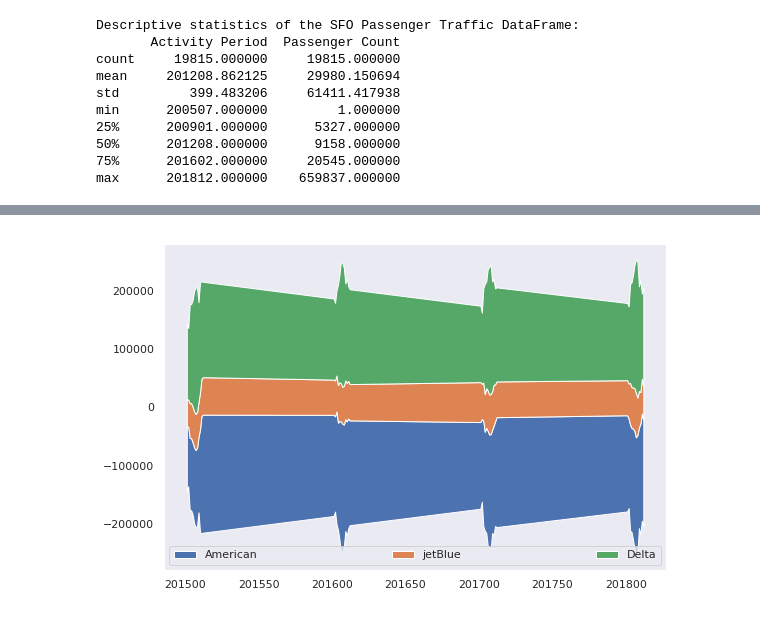
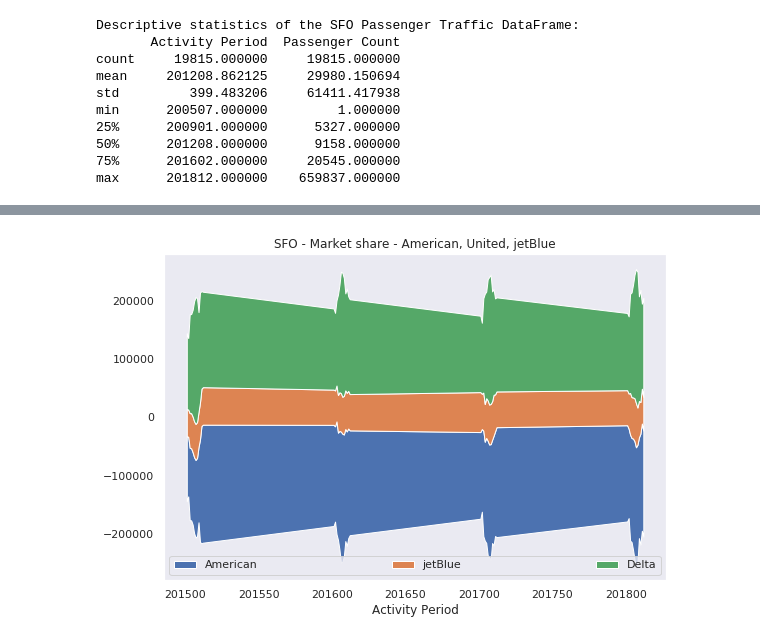
Before and after one commit to Saranyanv/test, a Jupyter notebook: 455_Assignment1.ipynb, the cells around one changed output, grey strips where cells are left out. Drawn from its saved outputs; the diff is of its cells as text; code cells hidden in the pictures.

```diff
--- a/455_Assignment1.ipynb
+++ b/455_Assignment1.ipynb
@@ -90,7 +90,7 @@ sfo_air_traffic_AA_UA['Activity Period Formatted']=pd.to_datetime(sfo_air_traffi
 import matplotlib.ticker as ticker
 import matplotlib.dates as mdates
 #import seaborn.apionly as sns
-sns.set(rc={'figure.figsize':(16,7)})
+sns.set(rc={'figure.figsize':(9,6)})
 sns.set_style("dark")
 
 fig = plt.figure()
@@ -139,11 +135,11 @@ def flip(items, ncol):
 # %%
 plt.figure(figsize=(9,6))
-ax = fig.add_subplot(111)
+#ax = fig.add_subplot(111)
 
-years = mdates.YearLocator()
-months = mdates.MonthLocator(interval=3)
-monthsFmt = mdates.DateFormatter('%m')
-yearsFmt = mdates.DateFormatter('%Y')
+#years = mdates.YearLocator()
+#months = mdates.MonthLocator(interval=3)
+#monthsFmt = mdates.DateFormatter('%m')
+#yearsFmt = mdates.DateFormatter('%Y')
 
 plt.stackplot(sfo_air_traffic_AA_UA_PIVOT['Activity Period']
               ,sfo_air_traffic_AA_UA_PIVOT['American']
@@ -152,7 +148,7 @@ plt.stackplot(sfo_air_traffic_AA_UA_PIVOT['Activity Period']
               , labels=['American','jetBlue','Delta']
               , baseline='sym'
              )
+plt.xlabel('Activity Period')
+plt.title('SFO - Market share - American, United, jetBlue')
 plt.legend(loc='lower left', ncol=3, mode='expand')
-handles, labels = ax.get_legend_handles_labels()
-#plt.legend(flip(handles, 2), flip(labels, 2), loc=9, ncol=2)
 # %% [output]
@@ -161 +156 @@ Adding an axes using the same arguments as a previous axes currently reuses the
-[figure, old version]
+[figure, new version]
```
Also changed, not shown: parts of 5 cells of this notebook.
